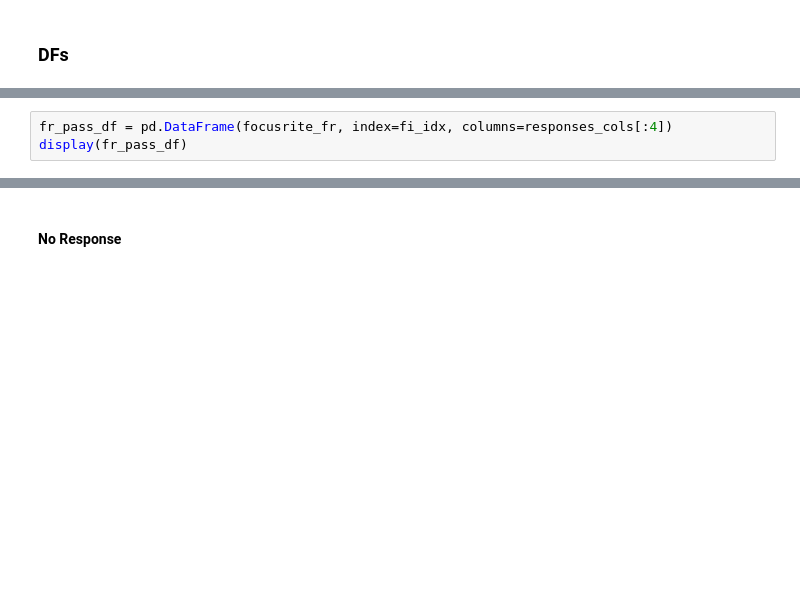
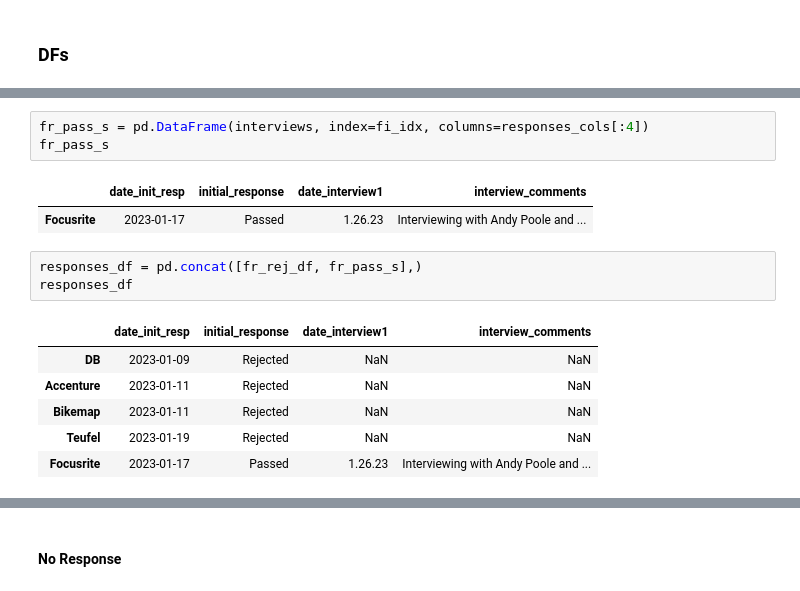
Before and after one commit to emilycardwell/my-jobs, a Jupyter notebook: jobs.ipynb, the cells around one changed output, grey strips where cells are left out. Saved outputs shown, nothing was run; the diff lists cells and outputs as text; blank space fills up the shorter version.

```diff
--- a/jobs.ipynb
+++ b/jobs.ipynb
@@ -179,5 +195,18 @@ display(fr_rej_df)
 | Bikemap | 2023-01-11 | Rejected |
 | Teufel | 2023-01-19 | Rejected |
 # %%
-fr_pass_df = pd.DataFrame(focusrite_fr, index=fi_idx, columns=responses_cols[:4])
-display(fr_pass_df)
+fr_pass_s = pd.DataFrame(interviews, index=fi_idx, columns=responses_cols[:4])
+fr_pass_s
+# %% [output]
+|  | date_init_resp | initial_response | date_interview1 | interview_comments |
+| Focusrite | 2023-01-17 | Passed | 1.26.23 | Interviewing with Andy Poole and ... |
+# %%
+responses_df = pd.concat([fr_rej_df, fr_pass_s],)
+responses_df
+# %% [output]
+|  | date_init_resp | initial_response | date_interview1 | interview_comments |
+| DB | 2023-01-09 | Rejected | NaN | NaN |
+| Accenture | 2023-01-11 | Rejected | NaN | NaN |
+| Bikemap | 2023-01-11 | Rejected | NaN | NaN |
+| Teufel | 2023-01-19 | Rejected | NaN | NaN |
+| Focusrite | 2023-01-17 | Passed | 1.26.23 | Interviewing with Andy Poole and ... |
```
Also changed, not shown: parts of 17 cells of this notebook.
